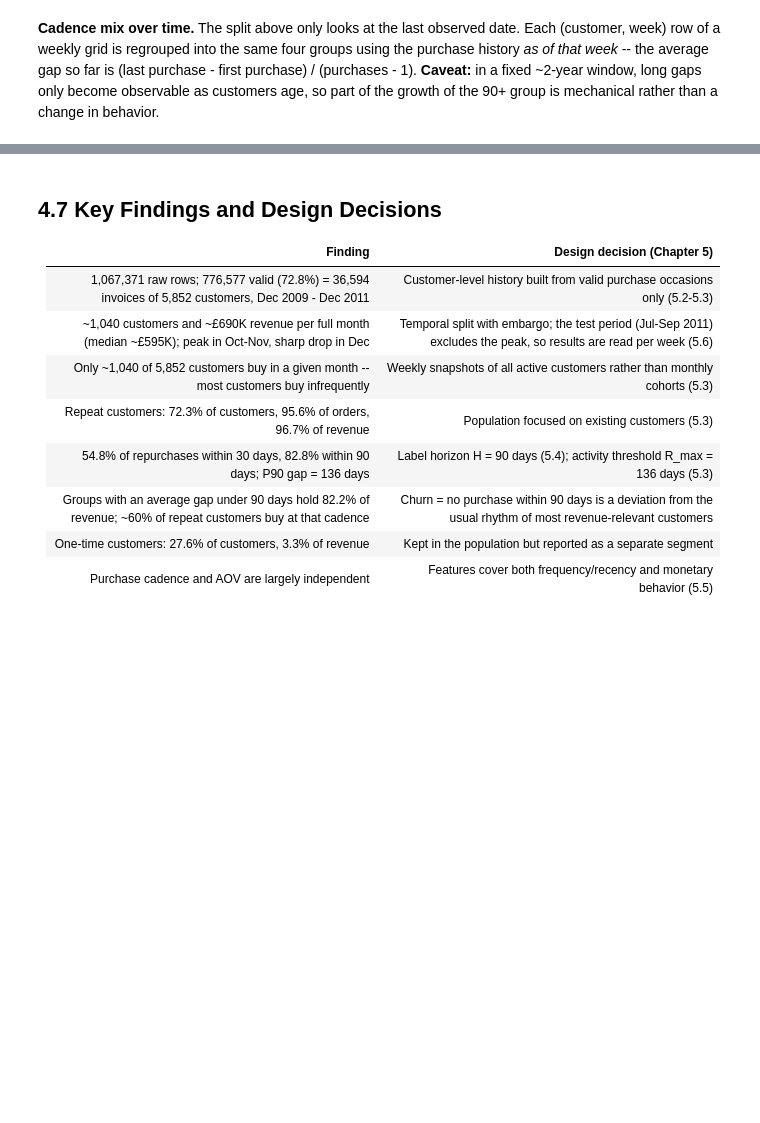
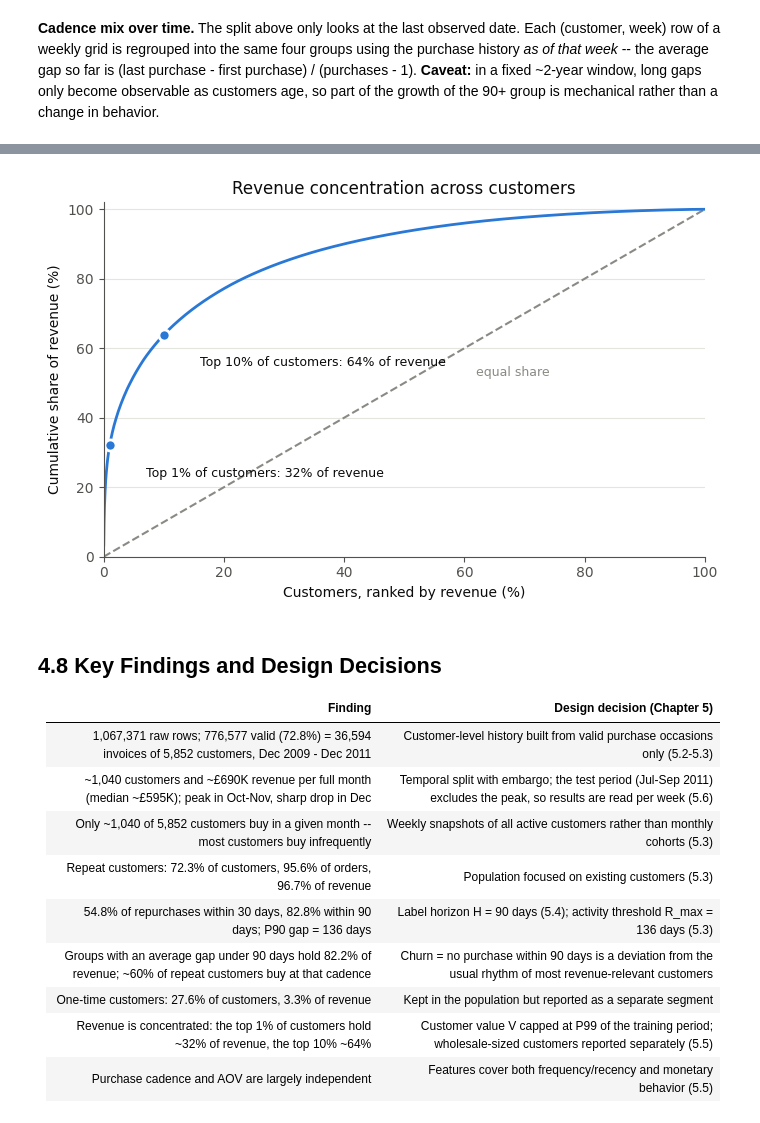
Before and after one commit to nguyenbaanh7779/customer-churn-prediction, a Jupyter notebook: notebooks/06_data_understanding.ipynb, the cells around one changed output, grey strips where cells are left out. Cells and saved outputs as stored; diff of their text form; code cells hidden in the pictures; blank space fills up the shorter version.

```diff
--- a/notebooks/06_data_understanding.ipynb
+++ b/notebooks/06_data_understanding.ipynb
@@ -922,5 +1017,37 @@ plt.show()
+# %%
+customer_pct = np.arange(1, n_customers + 1) / n_customers * 100
+cumulative_share = customer_revenue.cumsum().to_numpy() / total_revenue * 100
+
+fig, ax = plt.subplots(figsize=(7, 4.5))
+ax.plot(
+    [0, 100], [0, 100], color=COLOR_NEUTRAL, linestyle="--", linewidth=1.5
+)
+ax.text(62, 52, "equal share", color=COLOR_NEUTRAL, fontsize=9)
+ax.plot(customer_pct, cumulative_share, color=COLOR_EXISTING, linewidth=2)
+for label, row in value_concentration.loc[["top 1%", "top 10%"]].iterrows():
+    x = row["customers"] / n_customers * 100
+    y = row["revenue_share"] * 100
+    ax.plot(x, y, marker="o", markersize=8, color=COLOR_EXISTING,
+            markeredgecolor="white", markeredgewidth=2)
+    ax.annotate(
+        f"{label.capitalize()} of customers: {y:.0f}% of revenue",
+        xy=(x, y), xytext=(x + 6, y - 9), fontsize=9,
+    )
+ax.set_xlim(0, 100)
+ax.set_ylim(0, 102)
+ax.set_xlabel("Customers, ranked by revenue (%)")
+ax.set_ylabel("Cumulative share of revenue (%)")
+ax.set_title("Revenue concentration across customers")
+fig.tight_layout()
+fig.savefig(
+    "../latex/figures/ch6_value_concentration.png", dpi=150,
+    bbox_inches="tight",
+)
+plt.show()
+# %% [output]
+[figure, added]
 # %% [markdown]
-## 4.7 Key Findings and Design Decisions
+## 4.8 Key Findings and Design Decisions
 
 | Finding | Design decision (Chapter 5) |
 |---|---|
@@ -931,4 +1058,5 @@ plt.show()
 | 54.8% of repurchases within 30 days, 82.8% within 90 days; P90 gap = 136 days | Label horizon H = 90 days (5.4); activity threshold R_max = 136 days (5.3) |
 | Groups with an average gap under 90 days hold 82.2% of revenue; ~60% of repeat customers buy at that cadence | Churn = no purchase within 90 days is a deviation from the usual rhythm of most revenue-relevant customers |
 | One-time customers: 27.6% of customers, 3.3% of revenue | Kept in the population but reported as a separate segment |
+| Revenue is concentrated: the top 1% of customers hold ~32% of revenue, the top 10% ~64% | Customer value V capped at P99 of the training period; wholesale-sized customers reported separately (5.5) |
 | Purchase cadence and AOV are largely independent | Features cover both frequency/recency and monetary behavior (5.5) |
```
Also changed, not shown: parts of 11 cells of this notebook, 8 other files.
